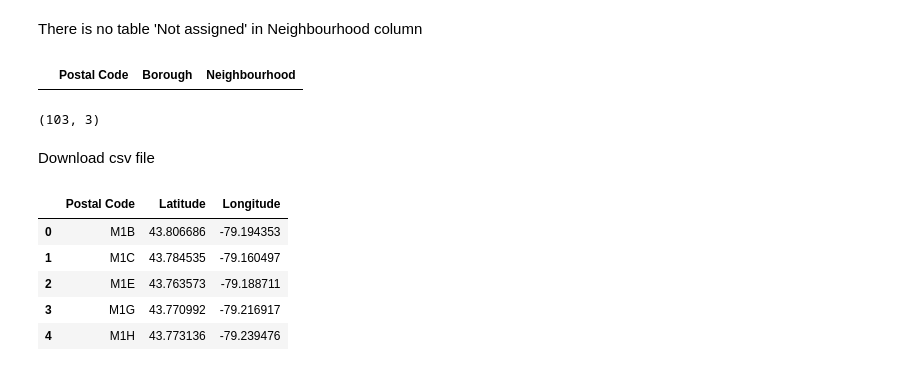
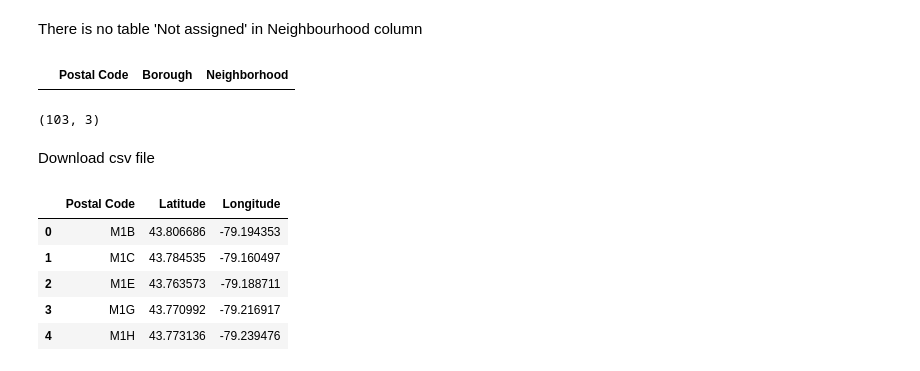
Before and after one commit to Kika43953/Applied-Data-Science-Capstone, a Jupyter notebook: Week3_PostalCodeAnalysis.ipynb, the cells around one changed output. Drawn from its saved outputs; the diff is of its cells as text; code cells hidden in the pictures.

```diff
--- a/Week3_PostalCodeAnalysis.ipynb
+++ b/Week3_PostalCodeAnalysis.ipynb
@@ -21,5 +21,6 @@ Convert string to dataframe
 # %%
 lt = pd.read_html(str(My_table))
 df = lt[0]
+df = df.rename(columns={"Neighbourhood": "Neighborhood"})
 df.head()
 # %% [output]
@@ -34,9 +35,9 @@ df1 = df[df.Borough != 'Not assigned']
 # %% [markdown]
 There is no table 'Not assigned' in Neighbourhood column
 # %%
-df1[df1.Neighbourhood == 'Not assigned']
+df1[df1.Neighborhood == 'Not assigned']
 # %% [output]
-|  | Postal Code | Borough | Neighbourhood |
+|  | Postal Code | Borough | Neighborhood |
 # %%
 df1.shape
 # %% [output]
```
Also changed, not shown: parts of 32 cells of this notebook.
